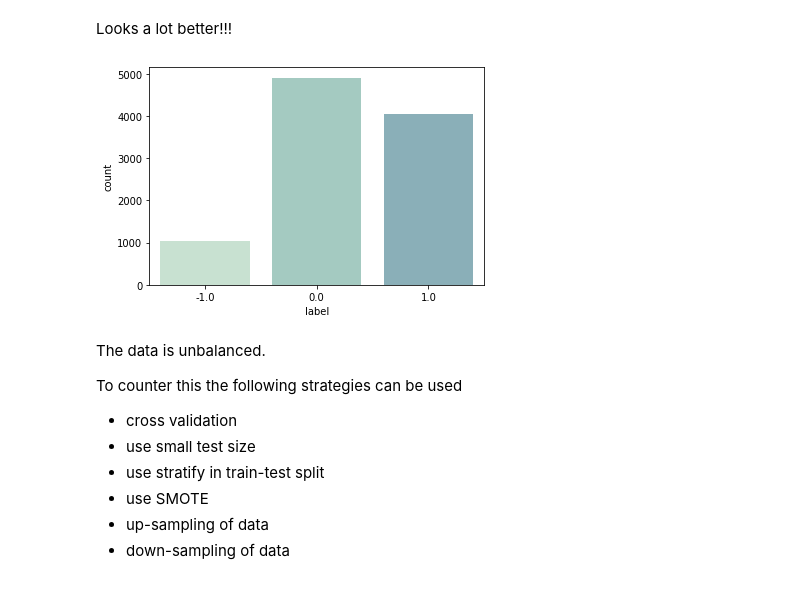
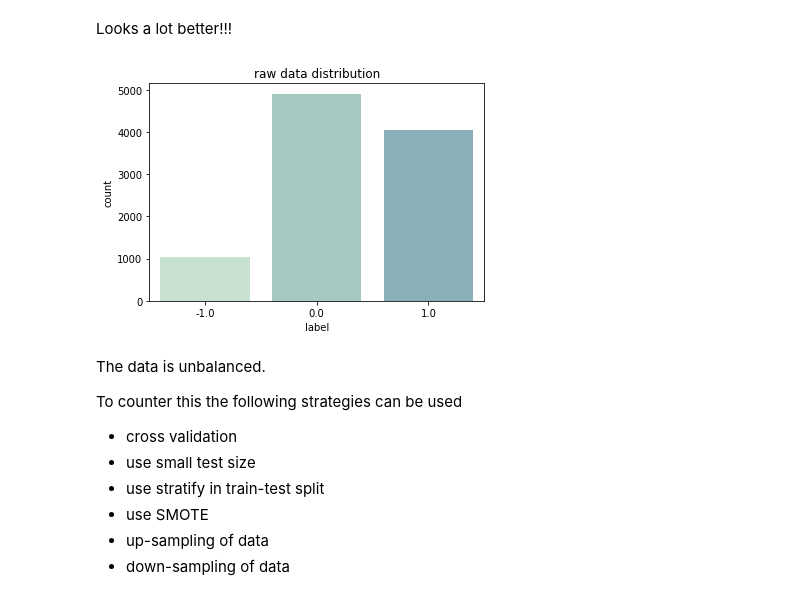
Before and after one commit to monicafar147/To-vaccinate-or-not-, a Jupyter notebook: main.ipynb, the cells around one changed output. Drawn from its saved outputs; the diff is of its cells as text; code cells hidden in the pictures.

```diff
--- a/main.ipynb
+++ b/main.ipynb
@@ -130,9 +130,10 @@ plt.style.use('seaborn-deep')
 # %%
 col = sns.color_palette("Blues")
 sns.countplot(x=train['label'], palette = sns.cubehelix_palette(8, start=1, rot=-.75))
+plt.title('raw data distribution')
 plt.show()
 # %% [output]
-[figure, old version]
+[figure, new version]
 # %% [markdown]
 The data is unbalanced.
 
```
Also changed, not shown: parts of 21 cells of this notebook.
